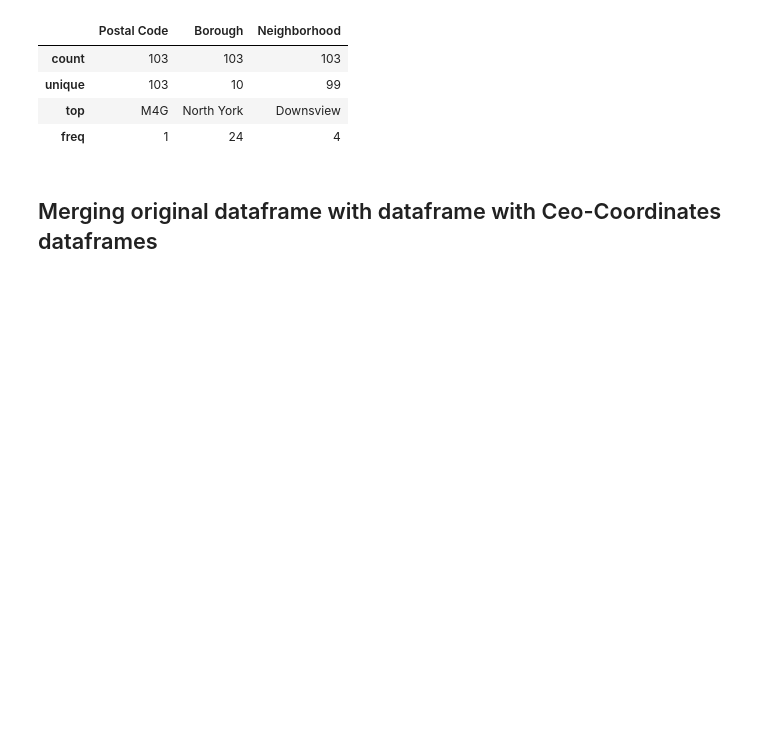
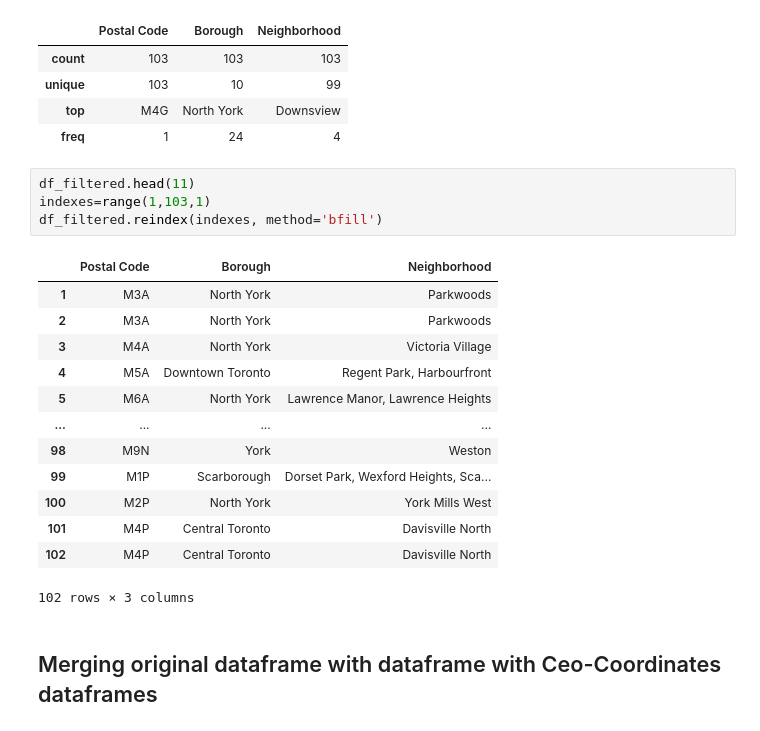
Before and after one commit to king36ix/DS_CAPTSONE_Coursera, a Jupyter notebook: DS_Capstone.ipynb, the cells around one changed output. Cells and saved outputs as stored; diff of their text form; blank space fills up the shorter version.

```diff
--- a/DS_Capstone.ipynb
+++ b/DS_Capstone.ipynb
@@ -77,6 +61,24 @@ df_filtered.describe()
 | unique | 103 | 10 | 99 |
 | top | M4G | North York | Downsview |
 | freq | 1 | 24 | 4 |
+# %%
+df_filtered.head(11)
+indexes=range(1,103,1)
+df_filtered.reindex(indexes, method='bfill')
+# %% [output]
+|  | Postal Code | Borough | Neighborhood |
+| 1 | M3A | North York | Parkwoods |
+| 2 | M3A | North York | Parkwoods |
+| 3 | M4A | North York | Victoria Village |
+| 4 | M5A | Downtown Toronto | Regent Park, Harbourfront |
+| 5 | M6A | North York | Lawrence Manor, Lawrence Heights |
+| ... | ... | ... | ... |
+| 98 | M9N | York | Weston |
+| 99 | M1P | Scarborough | Dorset Park, Wexford Heights, Sca... |
+| 100 | M2P | North York | York Mills West |
+| 101 | M4P | Central Toronto | Davisville North |
+| 102 | M4P | Central Toronto | Davisville North |
+102 rows × 3 columns
 # %% [markdown]
 ## Merging original dataframe with dataframe with Ceo-Coordinates dataframes
 # %%
```
Also changed, not shown: parts of 4 cells of this notebook.
